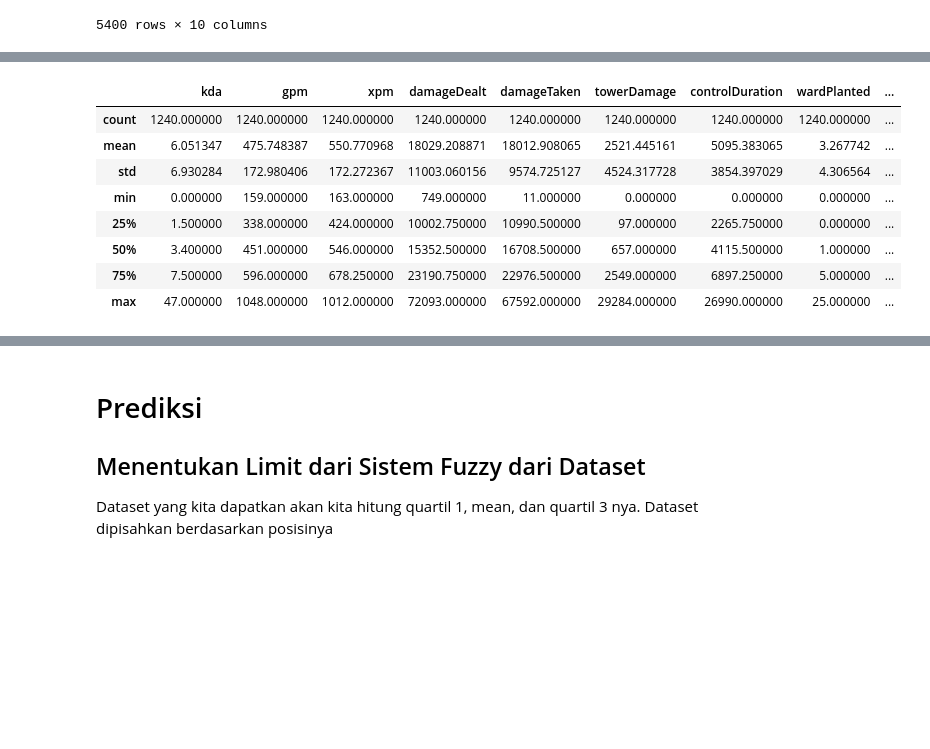
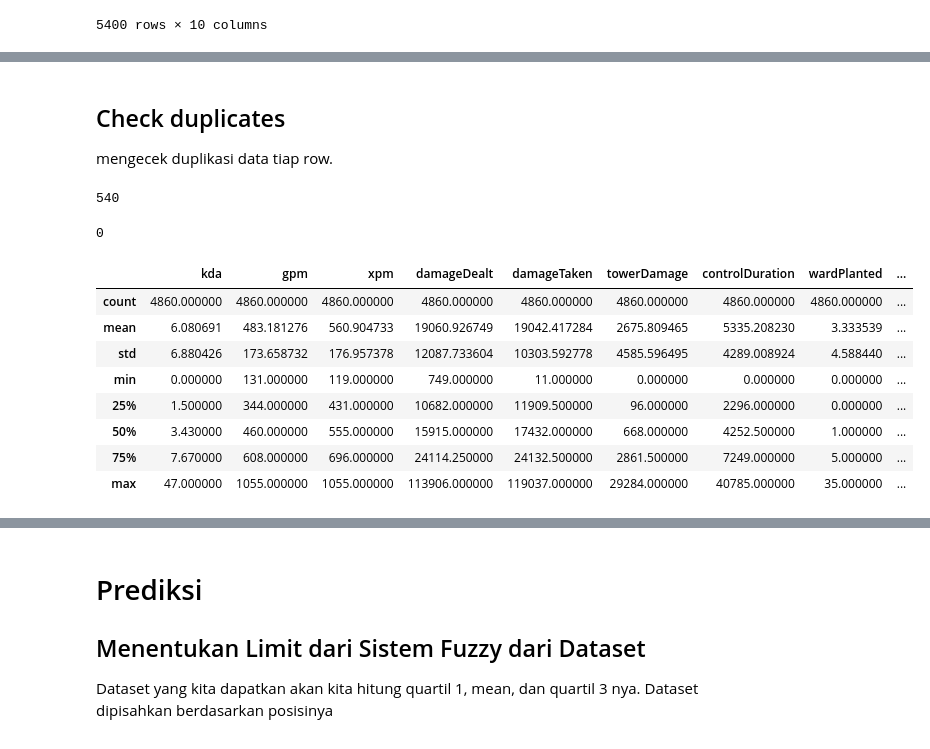
Before and after one commit to rif42/RatingDota2PlayersPerformanceUsingFuzzyLogic, a Jupyter notebook: dataset.ipynb, the cells around one changed output, grey strips where cells are left out. Cells and saved outputs as stored; diff of their text form; code cells hidden in the pictures; blank space fills up the shorter version.

Commit message:
feat: added duplication checking

```diff
--- a/dataset.ipynb
+++ b/dataset.ipynb
@@ -721,0 +736,8 @@ all_matches
+# %% [markdown]
+## Check duplicates
+
+mengecek duplikasi data tiap row.
+# %%
+all_matches.duplicated().sum()
+# %% [output]
+540
@@ -721,0 +746,5 @@ all_matches
+# %%
+all_matches = all_matches.drop_duplicates()
+all_matches.duplicated().sum()
+# %% [output]
+0
@@ -722,12 +773,12 @@ all_matches
 # %%
-pos1_matches.describe()
+all_matches.describe()
 # %% [output]
 |  | kda | gpm | xpm | damageDealt | damageTaken | towerDamage | controlDuration | wardPlanted | ... |
-| count | 1240.000000 | 1240.000000 | 1240.000000 | 1240.000000 | 1240.000000 | 1240.000000 | 1240.000000 | 1240.000000 | ... |
-| mean | 6.051347 | 475.748387 | 550.770968 | 18029.208871 | 18012.908065 | 2521.445161 | 5095.383065 | 3.267742 | ... |
-| std | 6.930284 | 172.980406 | 172.272367 | 11003.060156 | 9574.725127 | 4524.317728 | 3854.397029 | 4.306564 | ... |
-| min | 0.000000 | 159.000000 | 163.000000 | 749.000000 | 11.000000 | 0.000000 | 0.000000 | 0.000000 | ... |
-| 25% | 1.500000 | 338.000000 | 424.000000 | 10002.750000 | 10990.500000 | 97.000000 | 2265.750000 | 0.000000 | ... |
-| 50% | 3.400000 | 451.000000 | 546.000000 | 15352.500000 | 16708.500000 | 657.000000 | 4115.500000 | 1.000000 | ... |
-| 75% | 7.500000 | 596.000000 | 678.250000 | 23190.750000 | 22976.500000 | 2549.000000 | 6897.250000 | 5.000000 | ... |
-| max | 47.000000 | 1048.000000 | 1012.000000 | 72093.000000 | 67592.000000 | 29284.000000 | 26990.000000 | 25.000000 | ... |
+| count | 4860.000000 | 4860.000000 | 4860.000000 | 4860.000000 | 4860.000000 | 4860.000000 | 4860.000000 | 4860.000000 | ... |
+| mean | 6.080691 | 483.181276 | 560.904733 | 19060.926749 | 19042.417284 | 2675.809465 | 5335.208230 | 3.333539 | ... |
+| std | 6.880426 | 173.658732 | 176.957378 | 12087.733604 | 10303.592778 | 4585.596495 | 4289.008924 | 4.588440 | ... |
+| min | 0.000000 | 131.000000 | 119.000000 | 749.000000 | 11.000000 | 0.000000 | 0.000000 | 0.000000 | ... |
+| 25% | 1.500000 | 344.000000 | 431.000000 | 10682.000000 | 11909.500000 | 96.000000 | 2296.000000 | 0.000000 | ... |
+| 50% | 3.430000 | 460.000000 | 555.000000 | 15915.000000 | 17432.000000 | 668.000000 | 4252.500000 | 1.000000 | ... |
+| 75% | 7.670000 | 608.000000 | 696.000000 | 24114.250000 | 24132.500000 | 2861.500000 | 7249.000000 | 5.000000 | ... |
+| max | 47.000000 | 1055.000000 | 1055.000000 | 113906.000000 | 119037.000000 | 29284.000000 | 40785.000000 | 35.000000 | ... |
```
Also changed, not shown: parts of 8 cells of this notebook, 2 other files.
